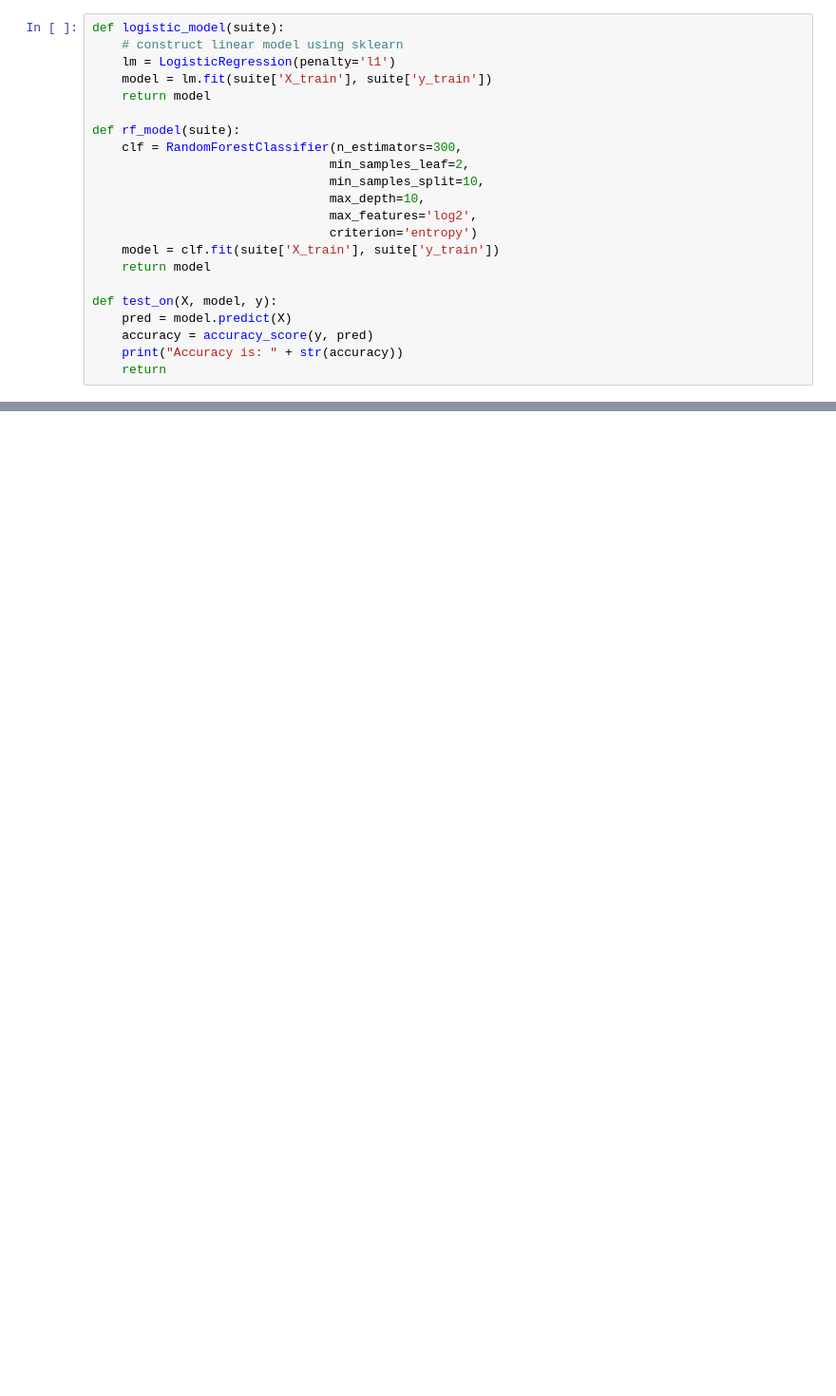
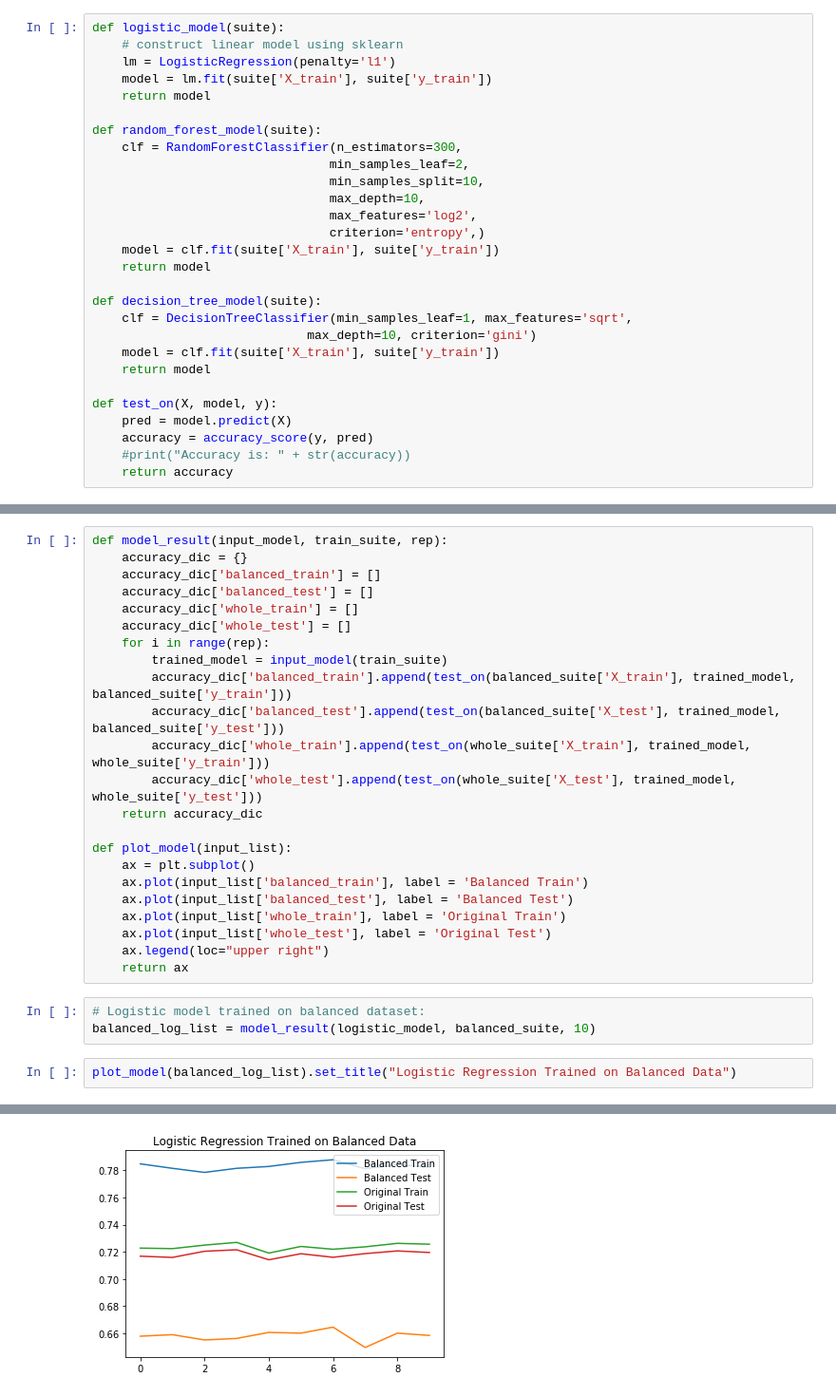
Before and after one commit to MeiyiHe/Humana_Simple, a Jupyter notebook: Oct_6_Data_Cleaning.ipynb, the cells around one changed output, grey strips where cells are left out. Shown at 95% size. Saved outputs shown, nothing was run; the diff lists cells and outputs as text; blank space fills up the shorter version.

Commit message:
Funcions added, graph added

```diff
--- a/Oct_6_Data_Cleaning.ipynb
+++ b/Oct_6_Data_Cleaning.ipynb
@@ -67,18 +62,24 @@ def logistic_model(suite):
     model = lm.fit(suite['X_train'], suite['y_train'])
     return model
 
-def rf_model(suite):
+def random_forest_model(suite):
     clf = RandomForestClassifier(n_estimators=300,
                                 min_samples_leaf=2,
                                 min_samples_split=10,
                                 max_depth=10,
                                 max_features='log2',
-                                criterion='entropy')
+                                criterion='entropy',)
+    model = clf.fit(suite['X_train'], suite['y_train'])
+    return model
+
+def decision_tree_model(suite):
+    clf = DecisionTreeClassifier(min_samples_leaf=1, max_features='sqrt',
+                             max_depth=10, criterion='gini')
     model = clf.fit(suite['X_train'], suite['y_train'])
     return model
 
 def test_on(X, model, y):
     pred = model.predict(X)
     accuracy = accuracy_score(y, pred)
-    print("Accuracy is: " + str(accuracy))
-    return
+    #print("Accuracy is: " + str(accuracy))
+    return accuracy
@@ -92,0 +94,29 @@ Accuracy is: 0.7402424242424243
+# %%
+def model_result(input_model, train_suite, rep):
+    accuracy_dic = {}
+    accuracy_dic['balanced_train'] = []
+    accuracy_dic['balanced_test'] = []
+    accuracy_dic['whole_train'] = []
+    accuracy_dic['whole_test'] = []
+    for i in range(rep):
+        trained_model = input_model(train_suite)
+        accuracy_dic['balanced_train'].append(test_on(balanced_suite['X_train'], trained_model, balanced_suite['y_train']))
+        accuracy_dic['balanced_test'].append(test_on(balanced_suite['X_test'], trained_model, balanced_suite['y_test']))
+        accuracy_dic['whole_train'].append(test_on(whole_suite['X_train'], trained_model, whole_suite['y_train']))
+        accuracy_dic['whole_test'].append(test_on(whole_suite['X_test'], trained_model, whole_suite['y_test']))
+    return accuracy_dic
+
+def plot_model(input_list):
+    ax = plt.subplot()
+    ax.plot(input_list['balanced_train'], label = 'Balanced Train')
+    ax.plot(input_list['balanced_test'], label = 'Balanced Test')
+    ax.plot(input_list['whole_train'], label = 'Original Train')
+    ax.plot(input_list['whole_test'], label = 'Original Test')
+    ax.legend(loc="upper right")
+    return ax
+# %%
+# Logistic model trained on balanced dataset:
+balanced_log_list = model_result(logistic_model, balanced_suite, 10)
+# %%
+plot_model(balanced_log_list).set_title("Logistic Regression Trained on Balanced Data")
+# %% [output]
@@ -92,0 +124 @@ Accuracy is: 0.7402424242424243
+[figure, added]
```
Also changed, not shown: parts of 18 cells of this notebook.
